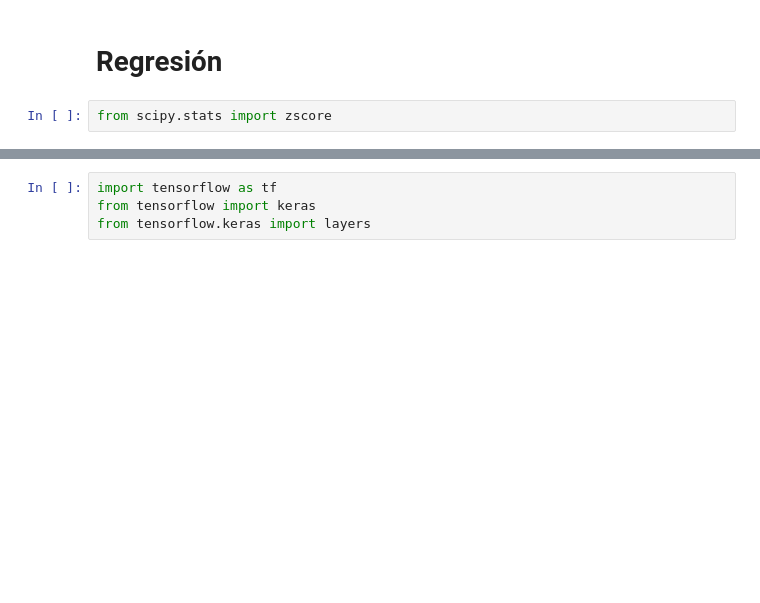
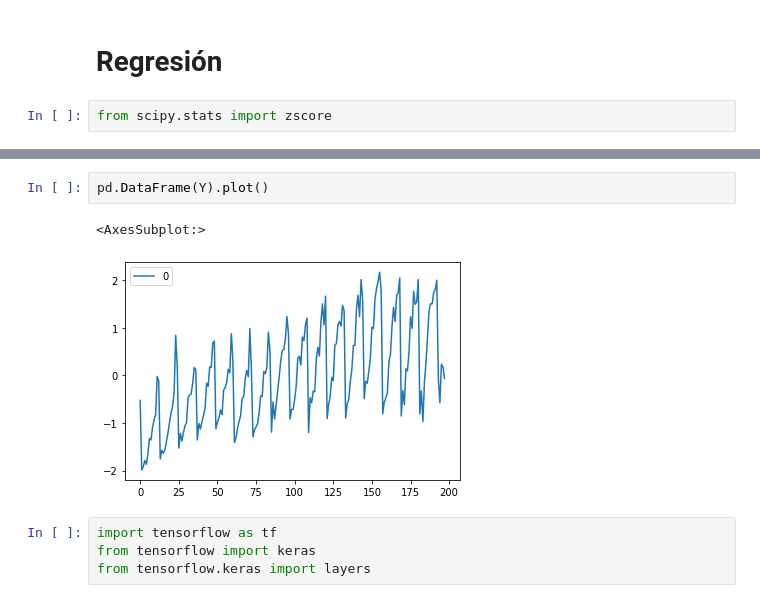
Before and after one commit to RBN421/Aprendizaje_Autom-tico_Avanzado_2024, a Jupyter notebook: Modulo 2_Clase/2.7 Intervalos.ipynb, the cells around one changed output, grey strips where cells are left out. Drawn from its saved outputs; the diff is of its cells as text; blank space fills up the shorter version.

```diff
--- a/Modulo 2_Clase/2.7 Intervalos.ipynb
+++ b/Modulo 2_Clase/2.7 Intervalos.ipynb
@@ -185,3 +205,8 @@ X.shape,Y.shape
+# %%
+pd.DataFrame(Y).plot()
+# %% [output]
+<AxesSubplot:>
+[figure, added]
 # %%
 import tensorflow as tf
 from tensorflow import keras
```
Also changed, not shown: parts of 7 cells of this notebook.
